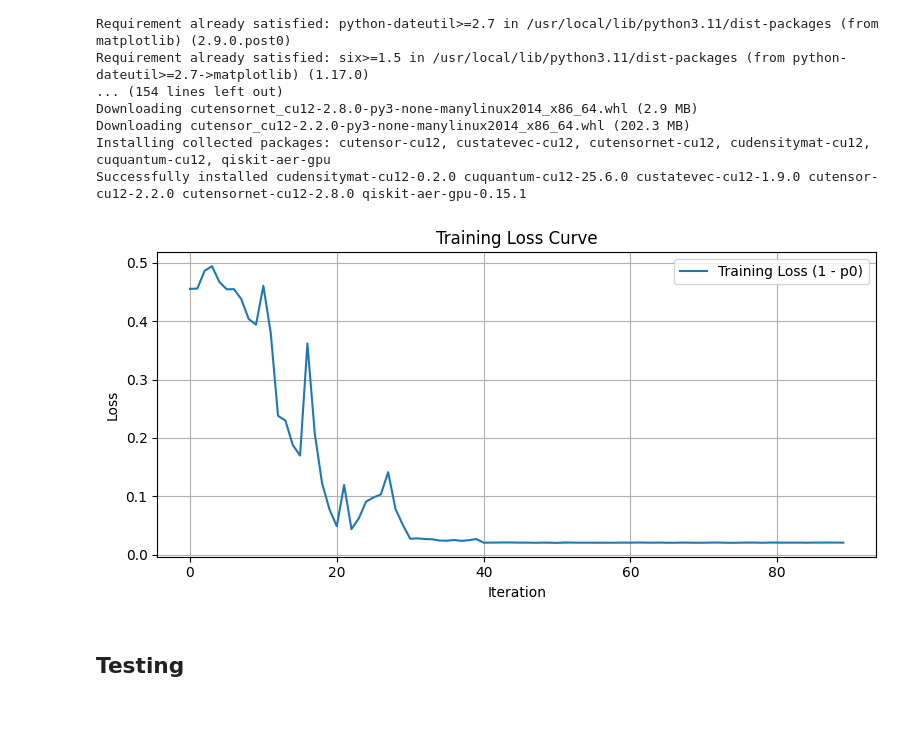
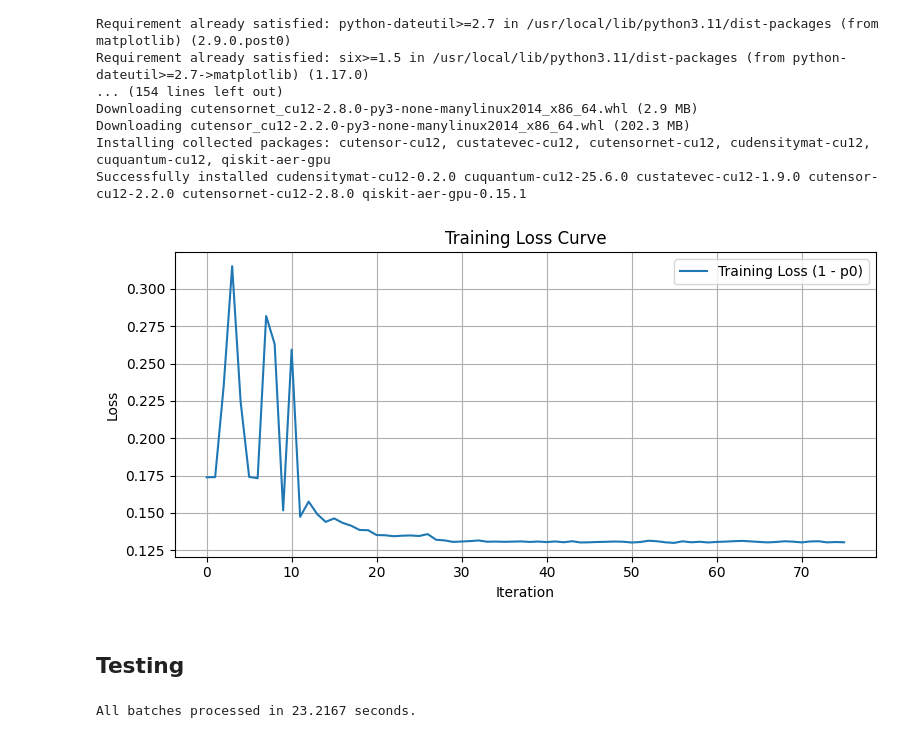
Before and after one commit to RohanSenthil/QAE_BETH_Anomaly, a Jupyter notebook: qae.ipynb, the cells around one changed output. Cells and saved outputs as stored; diff of their text form; code cells hidden in the pictures.

```diff
--- a/qae.ipynb
+++ b/qae.ipynb
@@ -147,12 +147,16 @@ def dense_angle_encoding(x):
     return circuit
 
 def efficient_su2_encoding(x):
-    num_qubits = len(x)
+    num_qubits = int(np.ceil(len(x) / 4))  # EfficientSU2 expects 4 params per qubit per rep
+    su2 = EfficientSU2(num_qubits=num_qubits, reps=1)
+
+    # Pad x to match the number of parameters in EfficientSU2
+    total_params = su2.num_parameters
+    padded_x = np.pad(x, (0, total_params - len(x)), mode='constant')
+
     circuit = QuantumCircuit(num_qubits)
-    params = ParameterVector("e", len(x))
-    su2 = EfficientSU2(num_qubits=num_qubits, reps=1)
-    circuit.compose(su2.assign_parameters(params[:su2.num_parameters]), inplace=True)
-    return circuit.assign_parameters({p: x[i] for i, p in enumerate(params[:len(x)])})
+    circuit.compose(su2.assign_parameters(padded_x), inplace=True)
+    return circuit
 
 def amplitude_encoding(x):
 
@@ -308,22 +312,22 @@ def cost_function(params, data_subset, qnn, encoding_fn):
 # %%
 # Use small subset for training speed
 subset_size = 1000
 subset_indices = np.random.choice(len(scaled_normal_training_data), size=subset_size, replace=False)
 training_subset = scaled_normal_training_data[subset_indices]
 
 # Initialize params for AE circuit
 num_params = len(auto_encoder_circuit(num_latent, num_trash).parameters)
 initial_params = np.random.rand(num_params)
 
 # Optimize
 optimizer = COBYLA(maxiter=150)
 result = optimizer.minimize(
-    fun=lambda p: cost_function(p, training_subset, qnn, amplitude_encoding),
+    fun=lambda p: cost_function(p, training_subset, qnn, dense_angle_encoding),
     x0=initial_params
 )
 trained_params = result.x
 # %% [output]
-[figure, old version]
+[figure, new version]
 # %%
 from qiskit.qpy import dump
 import os
@@ -415,13 +419,15 @@ def compute_anomaly_scores(qnn, input_data, trained_params, encoding_fn, batch_s
 # %%
 train_scores, train_time = compute_anomaly_scores(
     qnn,
-    scaled_normal_training_data,
+    training_subset[:1000],
     trained_params,
     encoding_fn=amplitude_encoding,
     batch_size=64
 )
 
 threshold = 0.5 * (np.min(train_scores) + np.max(train_scores))
+# %% [output]
+All batches processed in 23.2167 seconds.
 # %%
 y_pred = (train_scores < threshold).astype(int)
 
```
Also changed, not shown: parts of 4 cells of this notebook.
